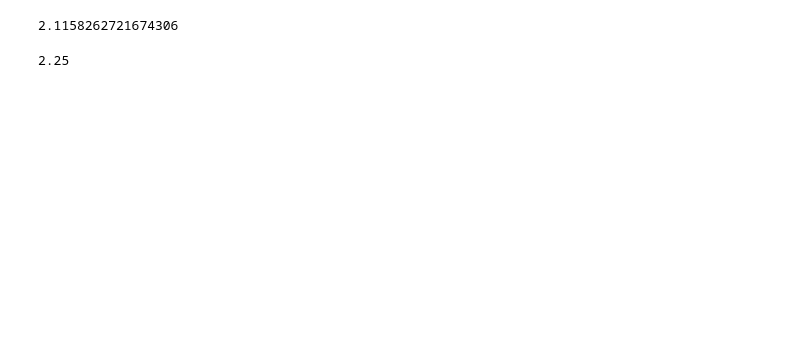
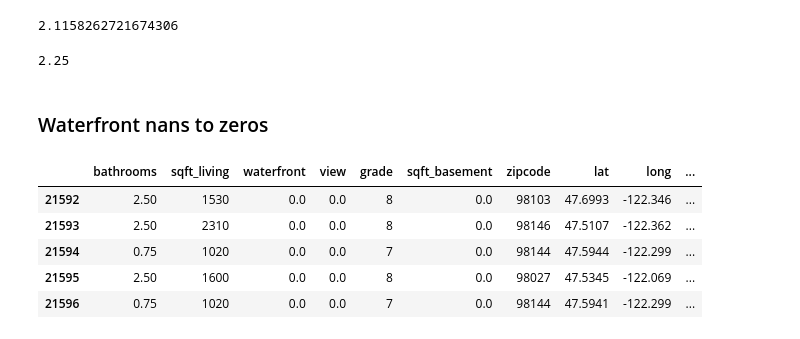
Before and after one commit to flatiron-data-science/dsc-1-final-project, a Jupyter notebook: a_to_z_v0.1.ipynb, the cells around one changed output. Saved outputs shown, nothing was run; the diff lists cells and outputs as text; code cells hidden in the pictures; blank space fills up the shorter version.

```diff
--- a/a_to_z_v0.1.ipynb
+++ b/a_to_z_v0.1.ipynb
@@ -70,3 +46,5 @@ df.bathrooms.mean()
 df.bathrooms.median()
 # %% [output]
 2.25
+# %% [markdown]
+### Waterfront nans to zeros
@@ -72,0 +53,9 @@ df.bathrooms.median()
+# %%
+df.tail()
+# %% [output]
+|  | bathrooms | sqft_living | waterfront | view | grade | sqft_basement | zipcode | lat | long | ... |
+| 21592 | 2.50 | 1530 | 0.0 | 0.0 | 8 | 0.0 | 98103 | 47.6993 | -122.346 | ... |
+| 21593 | 2.50 | 2310 | 0.0 | 0.0 | 8 | 0.0 | 98146 | 47.5107 | -122.362 | ... |
+| 21594 | 0.75 | 1020 | 0.0 | 0.0 | 7 | 0.0 | 98144 | 47.5944 | -122.299 | ... |
+| 21595 | 2.50 | 1600 | 0.0 | 0.0 | 8 | 0.0 | 98027 | 47.5345 | -122.069 | ... |
+| 21596 | 0.75 | 1020 | 0.0 | 0.0 | 7 | 0.0 | 98144 | 47.5941 | -122.299 | ... |
```
Also changed, not shown: parts of 18 cells of this notebook, 1 other file.
